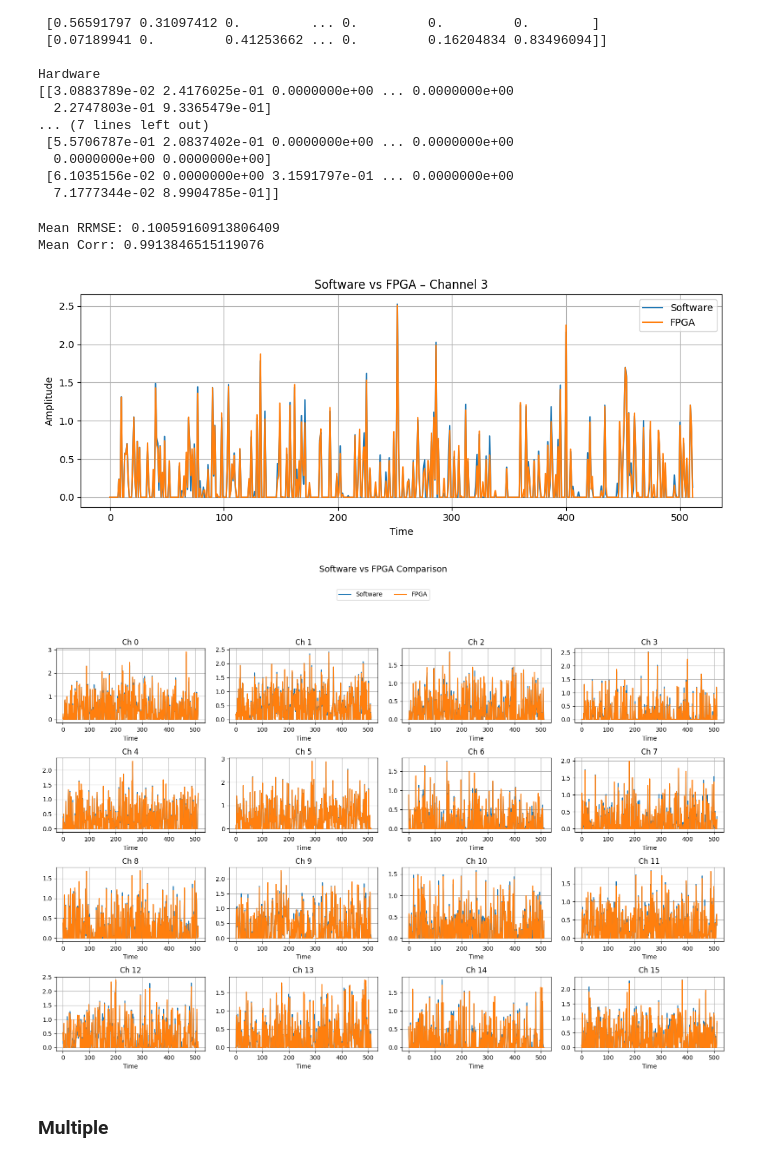
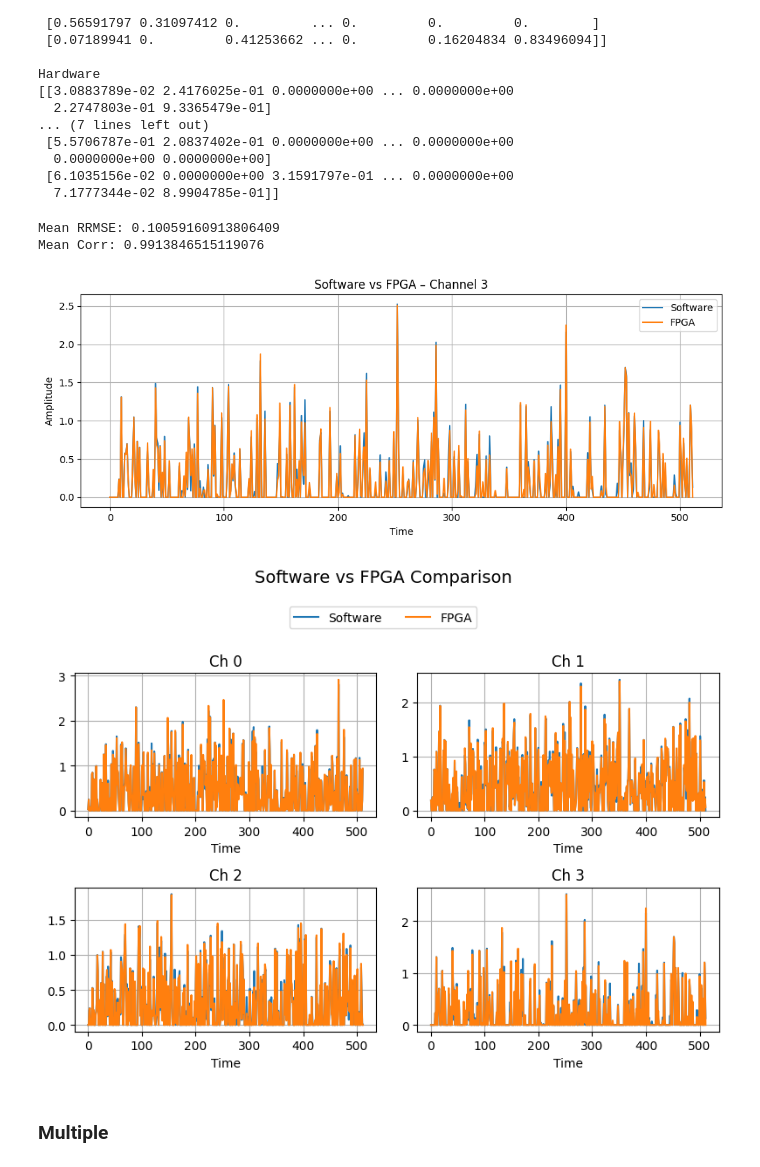
Before and after one commit to candrasengkala/WGAN-EEG-FPGA, a Jupyter notebook: src/notebooks/comparison.ipynb, the cells around one changed output. Saved outputs shown, nothing was run; the diff lists cells and outputs as text; code cells hidden in the pictures.

Commit message:
feat: multiple test for TransConv and Conv adjustment

```diff
--- a/src/notebooks/comparison.ipynb
+++ b/src/notebooks/comparison.ipynb
@@ -1104,6 +1146,7 @@ def compare_decoder_outputs(ref, test):
 def plot_decoder_comparison(
     ref,
     test,
+    title=None,
     ref_label="Original",
     test_label="Hardware",
     channels=None,
@@ -1150,7 +1193,12 @@ def plot_decoder_comparison(
         col = idx % grid_cols
         axes[r][col].axis("off")
 
-    fig.suptitle(f"{ref_label} vs {test_label} Comparison", fontsize=14, y=0.98)
+    if title:
+        fig.suptitle(title, fontsize=14, y=0.98)
+    elif title is None:
+        # Default title if user passes nothing
+        title = f"{ref_label} vs {test_label} Comparison"
+        fig.suptitle(title, fontsize=14, y=0.98)
 
     # Single legend for whole figure
     handles, labels = axes[0][0].get_legend_handles_labels()
@@ -1159,10 +1207,10 @@ def plot_decoder_comparison(
         labels,
         loc="upper center",
         ncol=2,
-        bbox_to_anchor=(0.5, 0.94)
+        bbox_to_anchor=(0.5, 0.92)
     )
 
-    fig.tight_layout(rect=[0, 0, 1, 0.88])
+    fig.tight_layout(rect=[0, 0, 1, 0.90])
     plt.show()
 
 def plot_decoder_comparison_single(
@@ -1192,6 +1240,35 @@ def plot_decoder_comparison_single(
     plt.legend()
     plt.tight_layout()
     plt.show()
+
+
+def plot_comparison_single(
+    ref,
+    test,
+    channel,
+    ref_label="Original",
+    test_label="Hardware"
+):
+    ref = to_torch(ref).cpu().numpy()
+    test = to_torch(test).cpu().numpy()
+
+    assert ref.shape == test.shape, "Shape mismatch"
+    assert 0 <= channel < ref.shape[0], "Invalid channel index"
+
+    n = ref.shape[1]
+    x = np.arange(n)
+
+    plt.figure(figsize=(10, 4))
+    plt.plot(x, ref[channel], label=ref_label)
+    plt.plot(x, test[channel], label=test_label)
+
+    plt.title(f"{ref_label} vs {test_label} – Channel {channel}")
+    plt.xlabel("Time")
+    plt.ylabel("Amplitude")
+    plt.grid(True)
+    plt.legend()
+    plt.tight_layout()
+    plt.show()
 # %% [markdown]
 ## Decoder
 # %% [markdown]
@@ -1287,33 +1364,34 @@ Hardware
 # %%
 metrics = compare_decoder_outputs(
     decoder_out_original_f,
     decoder_hardware_output_f
 )
 
 print("Mean RRMSE:", metrics["rrmse_mean"])
 print("Mean Corr:", metrics["corr_mean"])
 
 # Plots
 plot_decoder_comparison_single(
     decoder_out_original_f,
     decoder_hardware_output_f,
     channel=3,
     ref_label="Software",
     test_label="FPGA"
 )
 
 plot_decoder_comparison(
     decoder_out_original_f,
     decoder_hardware_output_f,
     ref_label="Software",
     test_label="FPGA",
-    grid_cols=4
+    channels=range(4),
+    grid_cols=2
 )
 # %% [output]
 Mean RRMSE: 0.10059160913806409
 Mean Corr: 0.9913846515119076
 [figure]
-[figure, old version]
+[figure, new version]
 # %% [markdown]
 ### Multiple
 # %%
```
Also changed, not shown: parts of 14 cells of this notebook, 17 other files.
